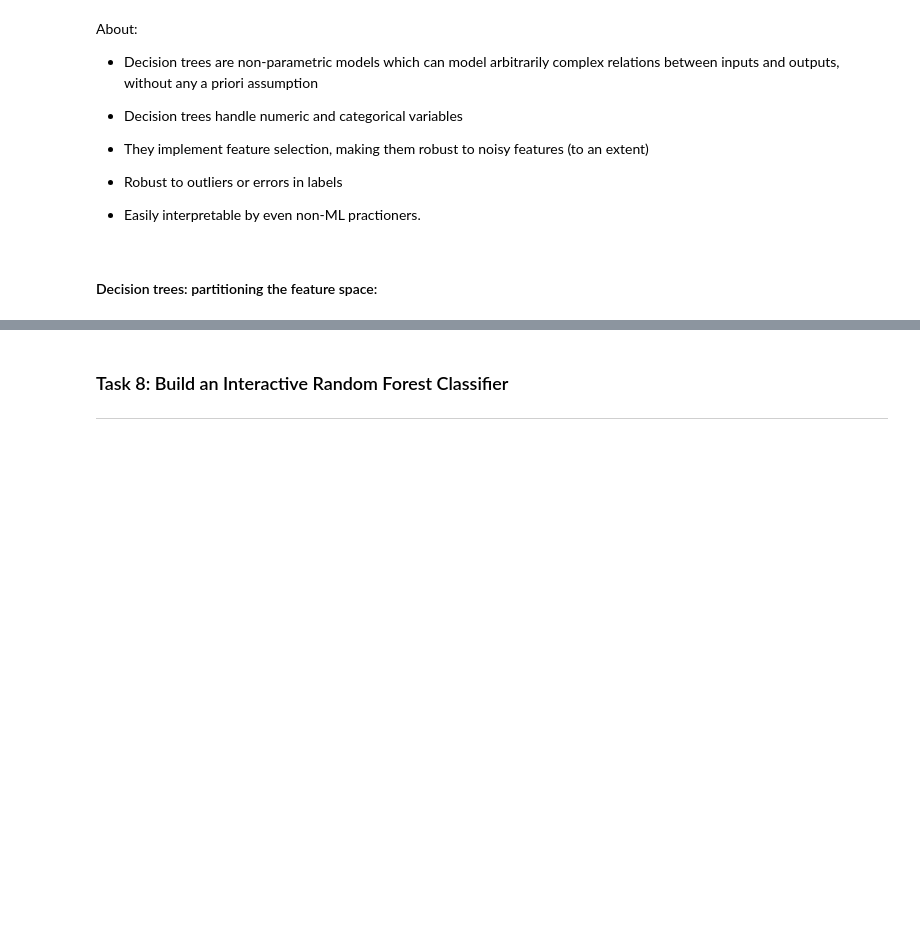
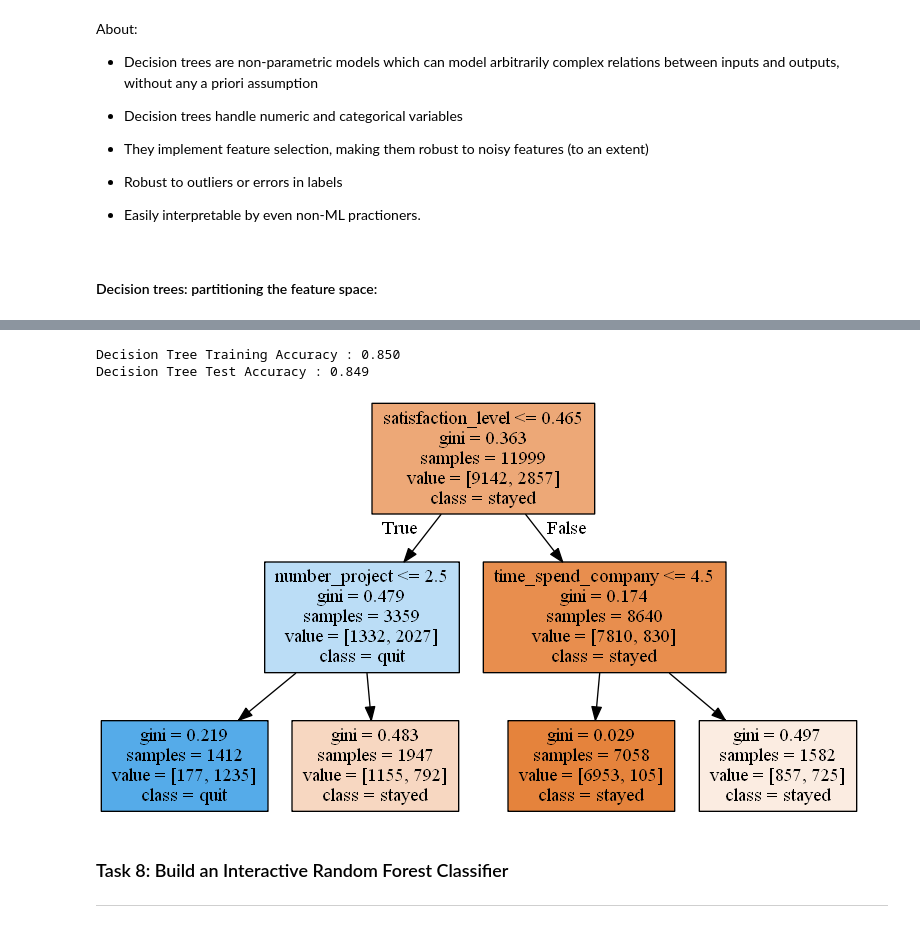
Before and after one commit to Surajv311/Predict-employee-turnover-, a Jupyter notebook: Learner_Notebook.ipynb, the cells around one changed output, grey strips where cells are left out. Drawn from its saved outputs; the diff is of its cells as text; code cells hidden in the pictures; blank space fills up the shorter version.

```diff
--- a/Learner_Notebook.ipynb
+++ b/Learner_Notebook.ipynb
@@ -52,6 +94,13 @@ plt.rcParams['figure.figsize'] = (12,8)
 # %% [markdown]
 ### Task 5: Create Training and Test Sets
 ---
+# %%
+X = hr.loc[:, hr.columns !='quit']
+y = hr.quit
+# %%
+from sklearn.model_selection import train_test_split
+
+X_train , X_test , y_train , y_test = train_test_split(X,y,random_state = 0 , test_size = 0.2 , stratify = y)
 # %% [markdown]
 ### Task 6 & 7: Build an Interactive Decision Tree Classifier
 ---
@@ -99,13 +148,37 @@ import ipywidgets
 from IPython.display import Image
 from subprocess import call
 import matplotlib.image as mpimg
-# %%
-@interact
-def plot_tree(crit=,
-              split=,
-              depth=IntSlider(min=,max=,value=, continuous_update=False),
-              min_split=IntSlider(min=,max=,value=, continuous_update=False),
-              min_leaf=IntSlider(min=,max=,value=, continuous_update=False)):
+# %%
+@interact
+def plot_tree(crit=['gini','entropy'],
+                 split=['best','random'],
+                 depth=IntSlider(min=1,max=30,value=2, continuous_update=False), #continuous update is important
+                 min_split=IntSlider(min=2,max=5,value=2, continuous_update=False),
+                 min_leaf=IntSlider(min=1,max=5,value=1, continuous_update=False)):
+
+    estimator = DecisionTreeClassifier(random_state=0,
+                                      criterion =crit,
+                                      splitter = split,
+                                      max_depth= depth,
+                                      min_samples_split= min_split,
+                                      min_samples_leaf = min_leaf
+                                      )
+
+    # now fitting it to training data
+    estimator.fit(X_train , y_train)
+    print('Decision Tree Training Accuracy : {:.3f}'.format(accuracy_score(y_train,estimator.predict(X_train))))
+    print('Decision Tree Test Accuracy : {:.3f}'.format(accuracy_score(y_test,estimator.predict(X_test))))
+    # .3f is upto 3 decimal places
+    graph = Source(tree.export_graphviz(estimator,out_file=None,
+                                       feature_names=X_train.columns,
+                                       class_names=['stayed','quit'],
+                                       filled =True))
+
+    display(Image(data = graph.pipe(format = 'png')))
+# %% [output]
+Decision Tree Training Accuracy : 0.850
+Decision Tree Test Accuracy : 0.849
+[figure, added]
 # %% [markdown]
 ### Task 8: Build an Interactive Random Forest Classifier
 ---
```
Also changed, not shown: parts of 10 cells of this notebook.
